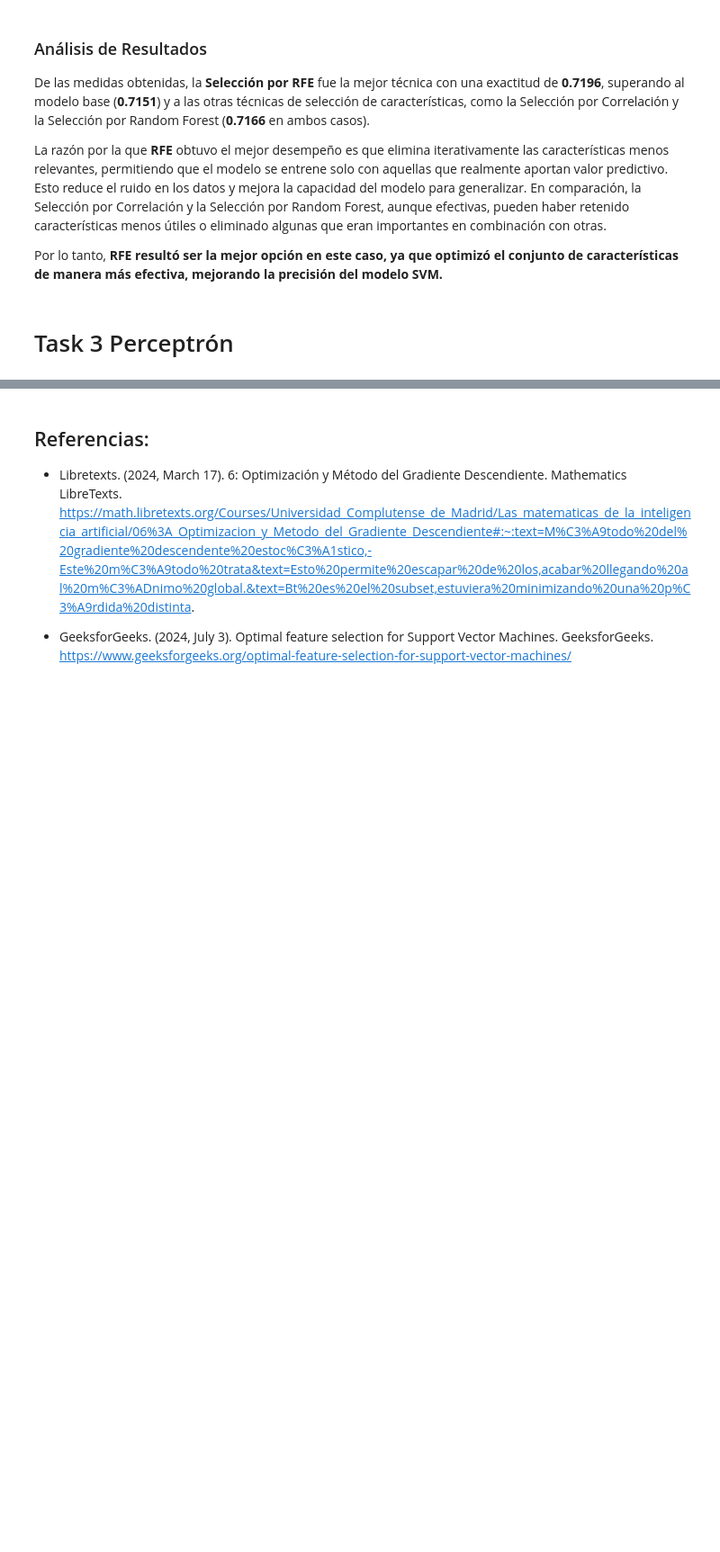
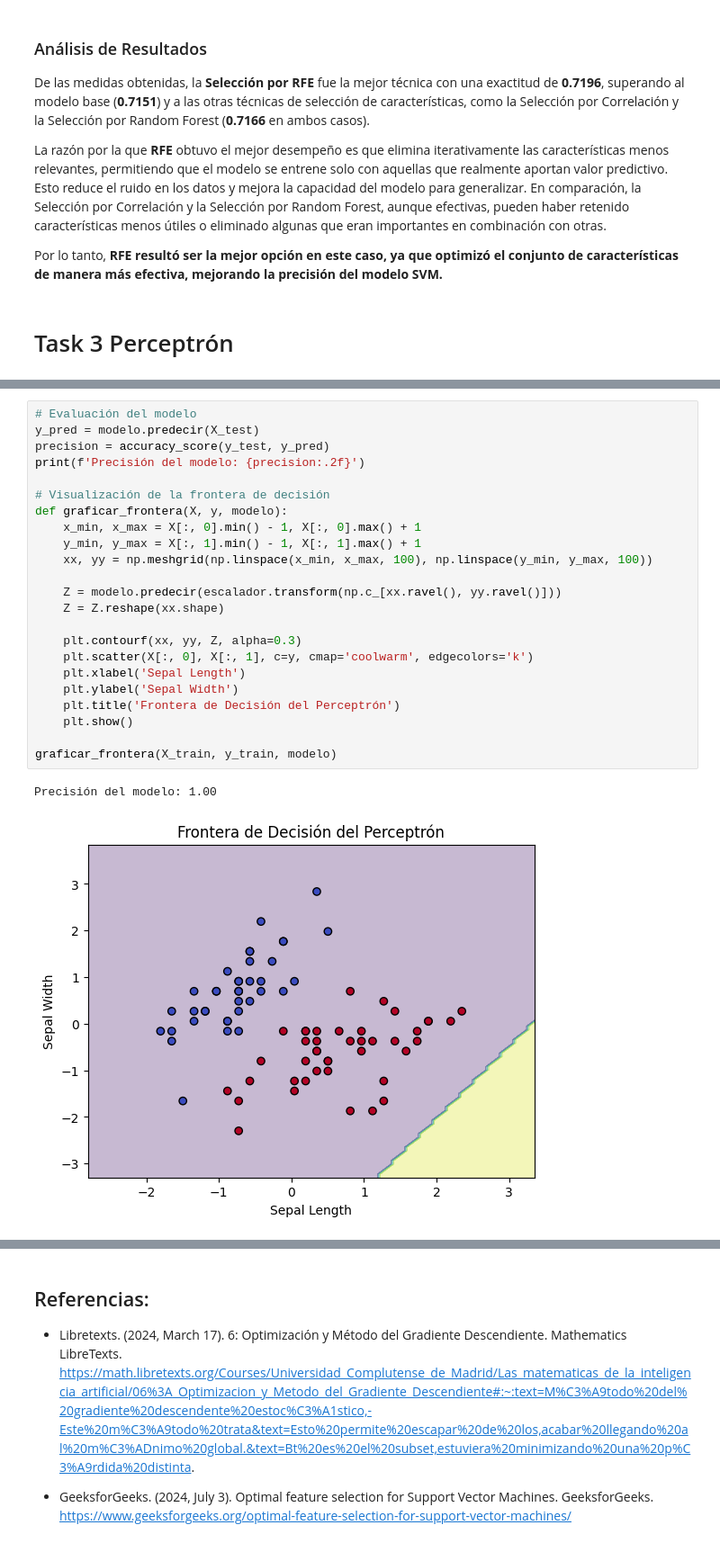
Before and after one commit to mar22266/LABORATORIOS-IA, a Jupyter notebook: Laboratorio03/Lab3.ipynb, the cells around one changed output, grey strips where cells are left out. Shown at 90% size. Saved outputs shown, nothing was run; the diff lists cells and outputs as text; blank space fills up the shorter version.

```diff
--- a/Laboratorio03/Lab3.ipynb
+++ b/Laboratorio03/Lab3.ipynb
@@ -292,0 +350,26 @@ Por lo tanto, **RFE resultó ser la mejor opción en este caso, ya que optimizó
+# %%
+# Evaluación del modelo
+y_pred = modelo.predecir(X_test)
+precision = accuracy_score(y_test, y_pred)
+print(f'Precisión del modelo: {precision:.2f}')
+
+# Visualización de la frontera de decisión
+def graficar_frontera(X, y, modelo):
+    x_min, x_max = X[:, 0].min() - 1, X[:, 0].max() + 1
+    y_min, y_max = X[:, 1].min() - 1, X[:, 1].max() + 1
+    xx, yy = np.meshgrid(np.linspace(x_min, x_max, 100), np.linspace(y_min, y_max, 100))
+
+    Z = modelo.predecir(escalador.transform(np.c_[xx.ravel(), yy.ravel()]))
+    Z = Z.reshape(xx.shape)
+
+    plt.contourf(xx, yy, Z, alpha=0.3)
+    plt.scatter(X[:, 0], X[:, 1], c=y, cmap='coolwarm', edgecolors='k')
+    plt.xlabel('Sepal Length')
+    plt.ylabel('Sepal Width')
+    plt.title('Frontera de Decisión del Perceptrón')
+    plt.show()
+
+graficar_frontera(X_train, y_train, modelo)
+# %% [output]
+Precisión del modelo: 1.00
+[figure, added]
```
Also changed, not shown: parts of 4 cells of this notebook.
